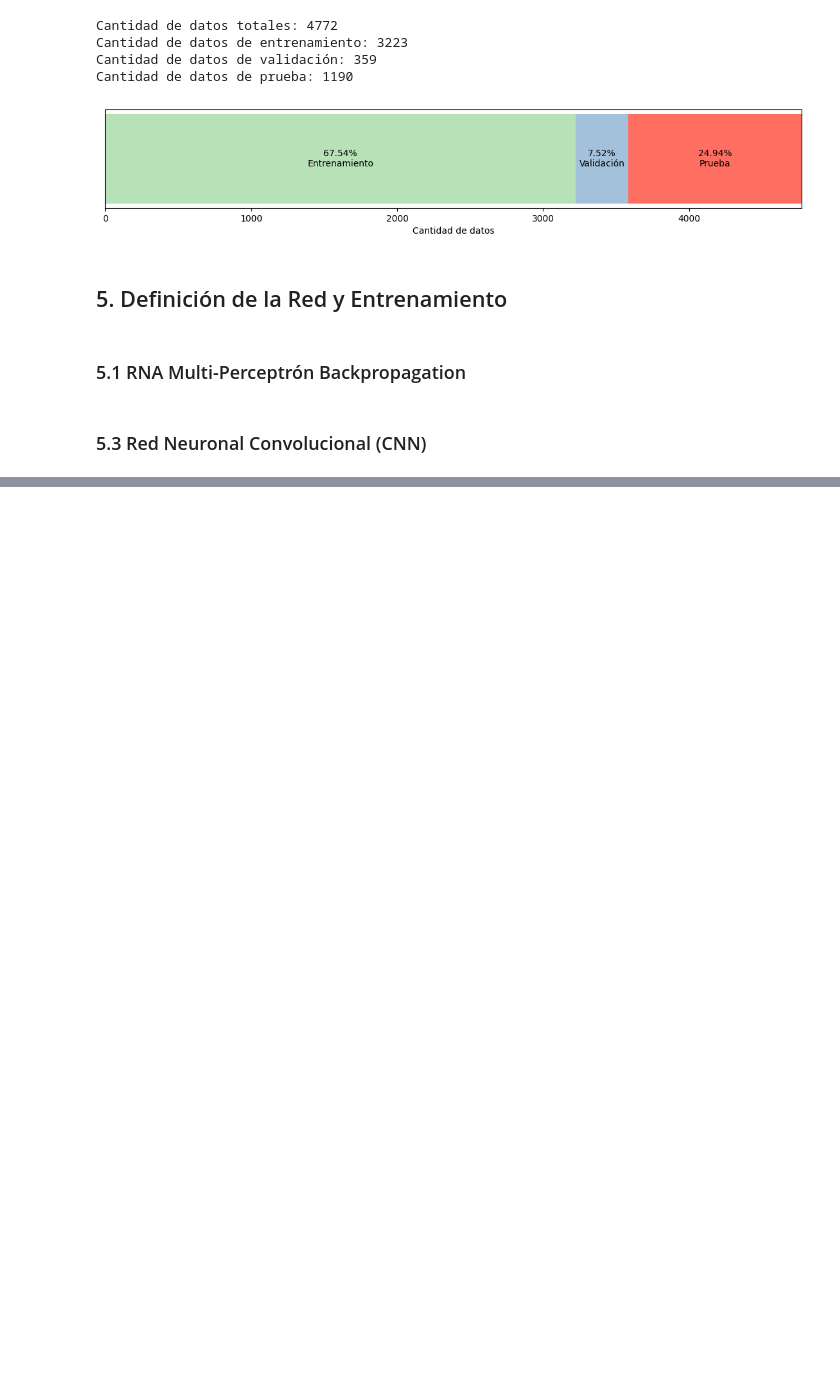
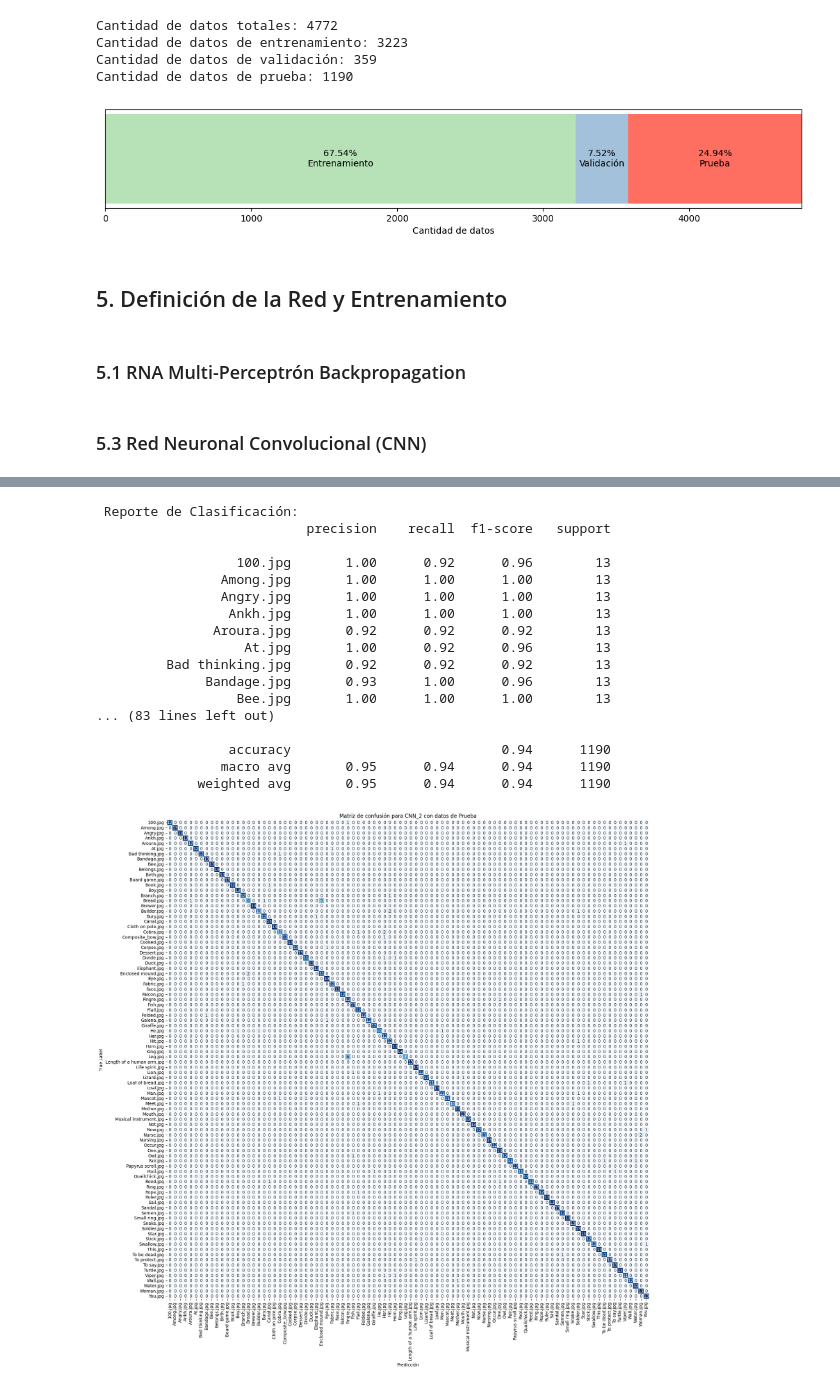
Before and after one commit to MMoyanoFontana/Grupo9-IA-TP2, a Jupyter notebook: Grupo_9_TP_2.ipynb, the cells around one changed output, grey strips where cells are left out. Drawn from its saved outputs; the diff is of its cells as text; code cells hidden in the pictures; blank space fills up the shorter version.

```diff
--- a/Grupo_9_TP_2.ipynb
+++ b/Grupo_9_TP_2.ipynb
@@ -412,0 +517,21 @@ show_model_performance(x_test,y_test,cnn_1, "Prueba",list(training_category_coun
+# %%
+show_model_performance(x_test, y_test, cnn_2, "Prueba", list(training_category_counts.keys()))
+# %% [output]
+ Reporte de Clasificación:
+                           precision    recall  f1-score   support
+
+                  100.jpg       1.00      0.92      0.96        13
+                Among.jpg       1.00      1.00      1.00        13
+                Angry.jpg       1.00      1.00      1.00        13
+                 Ankh.jpg       1.00      1.00      1.00        13
+               Aroura.jpg       0.92      0.92      0.92        13
+                   At.jpg       1.00      0.92      0.96        13
+         Bad thinking.jpg       0.92      0.92      0.92        13
+              Bandage.jpg       0.93      1.00      0.96        13
+                  Bee.jpg       1.00      1.00      1.00        13
+... (83 lines left out)
+
+                 accuracy                           0.94      1190
+                macro avg       0.95      0.94      0.94      1190
+             weighted avg       0.95      0.94      0.94      1190
+[figure, added]
```
Also changed, not shown: parts of 25 cells of this notebook, 5 other files.
